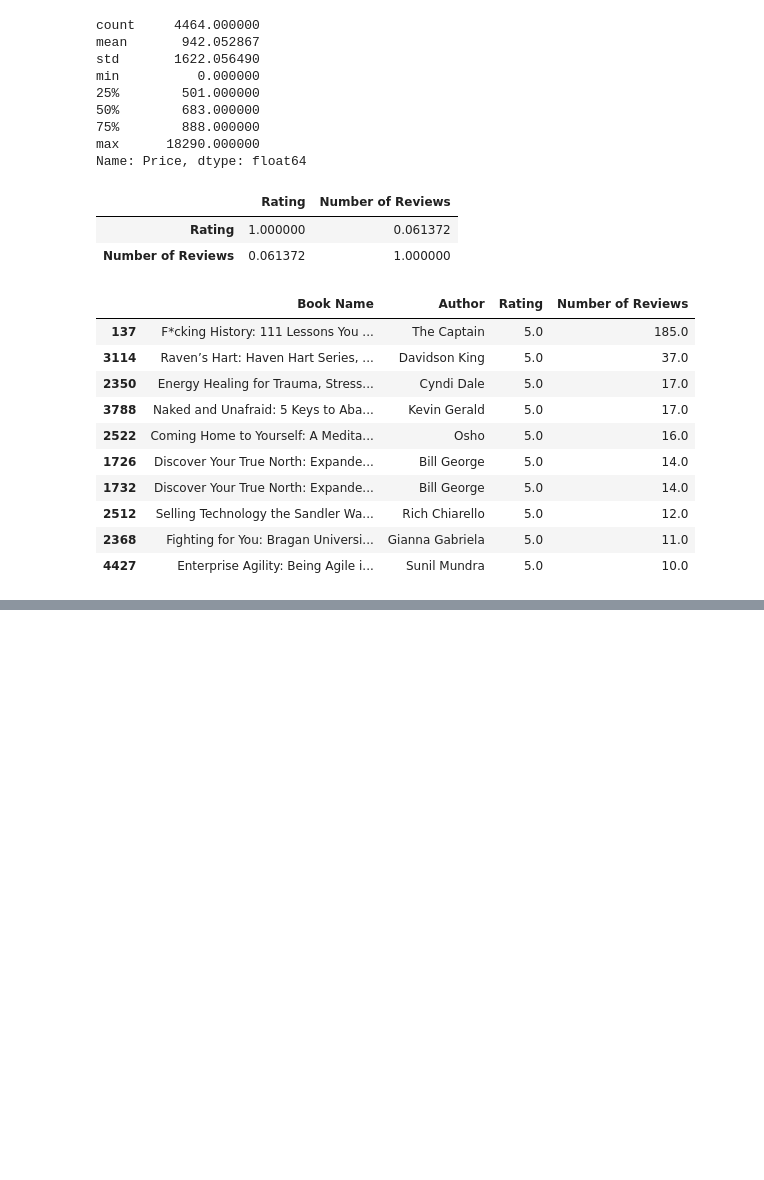
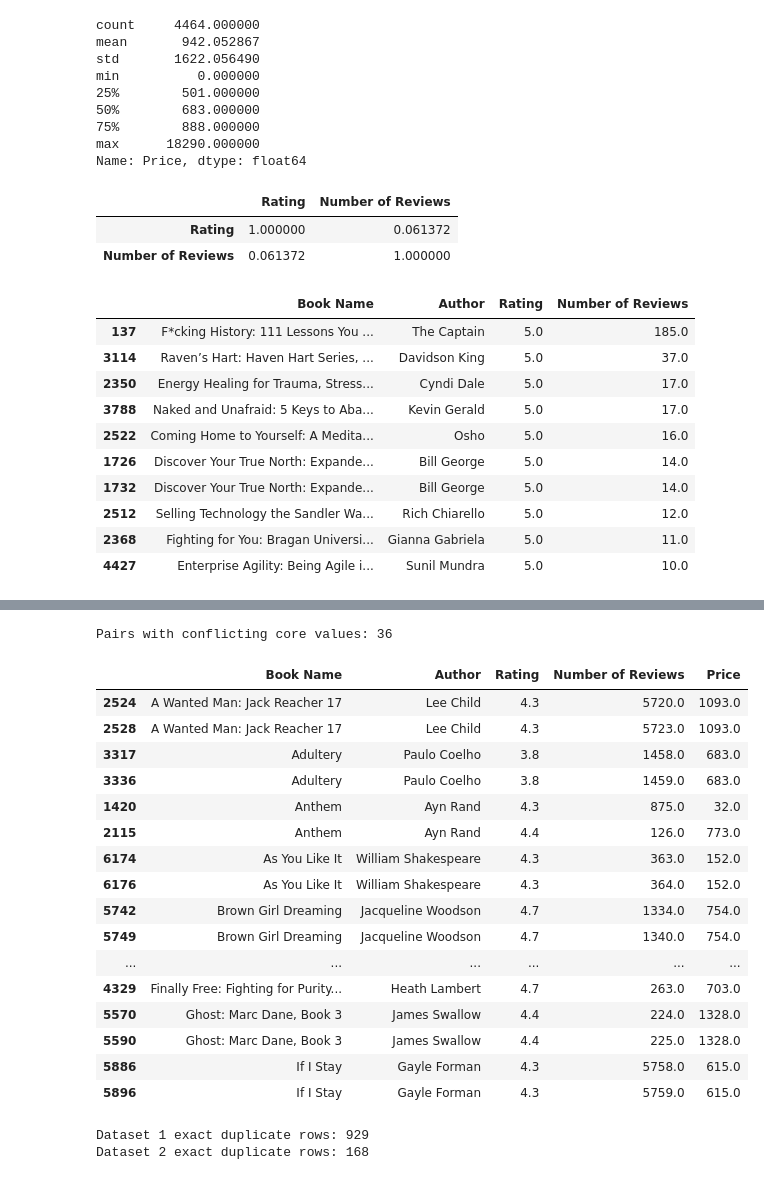
Before and after one commit to rao274563-cpu/Audible-Insights, a Jupyter notebook: notebooks/02_advanced_data_inspection.ipynb, the cells around one changed output, grey strips where cells are left out. Drawn from its saved outputs; the diff is of its cells as text; code cells hidden in the pictures; blank space fills up the shorter version.

```diff
--- a/notebooks/02_advanced_data_inspection.ipynb
+++ b/notebooks/02_advanced_data_inspection.ipynb
@@ -308,0 +669,42 @@ df.sort_values(
+# %%
+core_columns = ["Rating", "Number of Reviews", "Price"]
+
+varying_core_d1 = df.groupby(
+    ["Book Name", "Author"]
+).filter(
+    lambda group: any(group[col].nunique() > 1 for col in core_columns)
+)
+
+print("Pairs with conflicting core values:",
+      varying_core_d1.groupby(["Book Name", "Author"]).ngroups)
+
+display(
+    varying_core_d1.sort_values(["Book Name", "Author"])[
+        ["Book Name", "Author", "Rating", "Number of Reviews", "Price"]
+    ].head(20)
+)
+# %% [output]
+Pairs with conflicting core values: 36
+|  | Book Name | Author | Rating | Number of Reviews | Price |
+| 2524 | A Wanted Man: Jack Reacher 17 | Lee Child | 4.3 | 5720.0 | 1093.0 |
+| 2528 | A Wanted Man: Jack Reacher 17 | Lee Child | 4.3 | 5723.0 | 1093.0 |
+| 3317 | Adultery | Paulo Coelho | 3.8 | 1458.0 | 683.0 |
+| 3336 | Adultery | Paulo Coelho | 3.8 | 1459.0 | 683.0 |
+| 1420 | Anthem | Ayn Rand | 4.3 | 875.0 | 32.0 |
+| 2115 | Anthem | Ayn Rand | 4.4 | 126.0 | 773.0 |
+| 6174 | As You Like It | William Shakespeare | 4.3 | 363.0 | 152.0 |
+| 6176 | As You Like It | William Shakespeare | 4.3 | 364.0 | 152.0 |
+| 5742 | Brown Girl Dreaming | Jacqueline Woodson | 4.7 | 1334.0 | 754.0 |
+| 5749 | Brown Girl Dreaming | Jacqueline Woodson | 4.7 | 1340.0 | 754.0 |
+| ... | ... | ... | ... | ... | ... |
+| 4329 | Finally Free: Fighting for Purity... | Heath Lambert | 4.7 | 263.0 | 703.0 |
+| 5570 | Ghost: Marc Dane, Book 3 | James Swallow | 4.4 | 224.0 | 1328.0 |
+| 5590 | Ghost: Marc Dane, Book 3 | James Swallow | 4.4 | 225.0 | 1328.0 |
+| 5886 | If I Stay | Gayle Forman | 4.3 | 5758.0 | 615.0 |
+| 5896 | If I Stay | Gayle Forman | 4.3 | 5759.0 | 615.0 |
+# %%
+print("Dataset 1 exact duplicate rows:", df.duplicated().sum())
+print("Dataset 2 exact duplicate rows:", df_advance.duplicated().sum())
+# %% [output]
+Dataset 1 exact duplicate rows: 929
+Dataset 2 exact duplicate rows: 168
```
Also changed, not shown: parts of 46 cells of this notebook.
